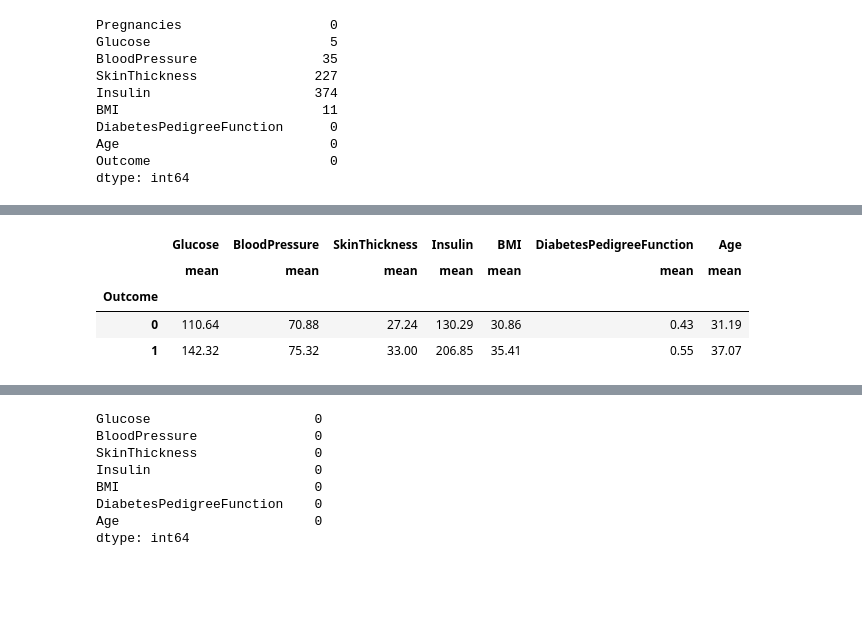
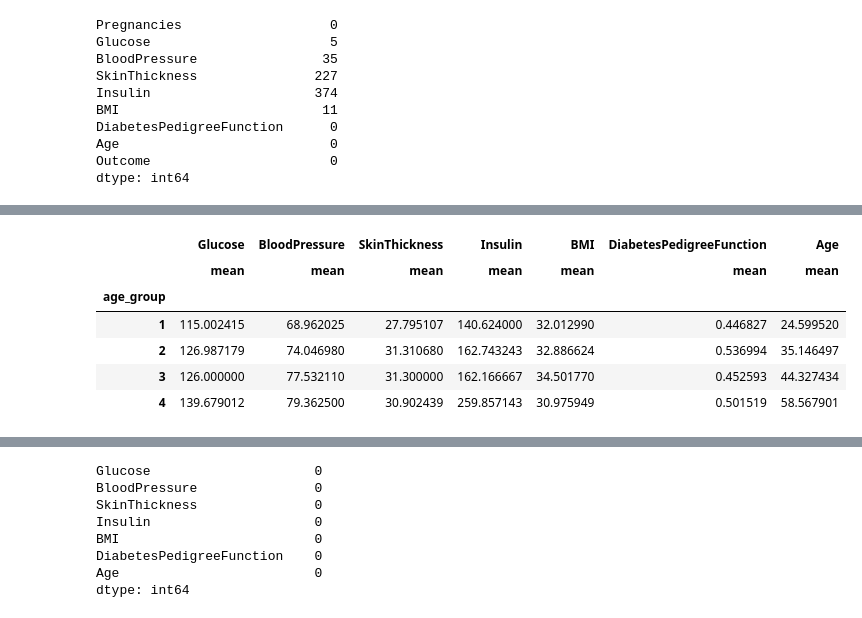
Before and after one commit to aronm88/MACHINE_LEARNING_Diabetes-Prediction, a Jupyter notebook: Prediction of diabetes using machine learning.ipynb, the cells around one changed output, grey strips where cells are left out. Saved outputs shown, nothing was run; the diff lists cells and outputs as text; code cells hidden in the pictures; blank space fills up the shorter version.

```diff
--- a/Prediction of diabetes using machine learning.ipynb
+++ b/Prediction of diabetes using machine learning.ipynb
@@ -335,3 +336,17 @@ DiabetesPedigreeFunction      0
 Age                           0
 Outcome                       0
 dtype: int64
+# %%
+# adding age_group column to fill N/A fields with avergaes based on age group
+def age_grouped(age:int) -> int:
+    if age <= 30:
+        return 1
+    if age <= 40:
+        return 2
+    if age <= 50:
+        return 3
+    else:
+        return 4
+
+df["age_group"] = df["Age"].apply(age_grouped)
+df
@@ -338,9 +367,11 @@ dtype: int64
 # %%
 # averages that are not affected by zero values
-df.groupby("Outcome")[["Glucose", "BloodPressure", "SkinThickness", "Insulin", "BMI", "DiabetesPedigreeFunction", "Age"]].agg(["mean"]).round(2)
+df.groupby("age_group")[["Glucose", "BloodPressure", "SkinThickness", "Insulin", "BMI", "DiabetesPedigreeFunction", "Age"]].agg(["mean"])
 # %% [output]
 |  | Glucose | BloodPressure | SkinThickness | Insulin | BMI | DiabetesPedigreeFunction | Age |
 |  | mean | mean | mean | mean | mean | mean | mean |
-| Outcome |  |  |  |  |  |  |  |
-| 0 | 110.64 | 70.88 | 27.24 | 130.29 | 30.86 | 0.43 | 31.19 |
-| 1 | 142.32 | 75.32 | 33.00 | 206.85 | 35.41 | 0.55 | 37.07 |
+| age_group |  |  |  |  |  |  |  |
+| 1 | 115.002415 | 68.962025 | 27.795107 | 140.624000 | 32.012990 | 0.446827 | 24.599520 |
+| 2 | 126.987179 | 74.046980 | 31.310680 | 162.743243 | 32.886624 | 0.536994 | 35.146497 |
+| 3 | 126.000000 | 77.532110 | 31.300000 | 162.166667 | 34.501770 | 0.452593 | 44.327434 |
+| 4 | 139.679012 | 79.362500 | 30.902439 | 259.857143 | 30.975949 | 0.501519 | 58.567901 |
```
Also changed, not shown: parts of 32 cells of this notebook.
